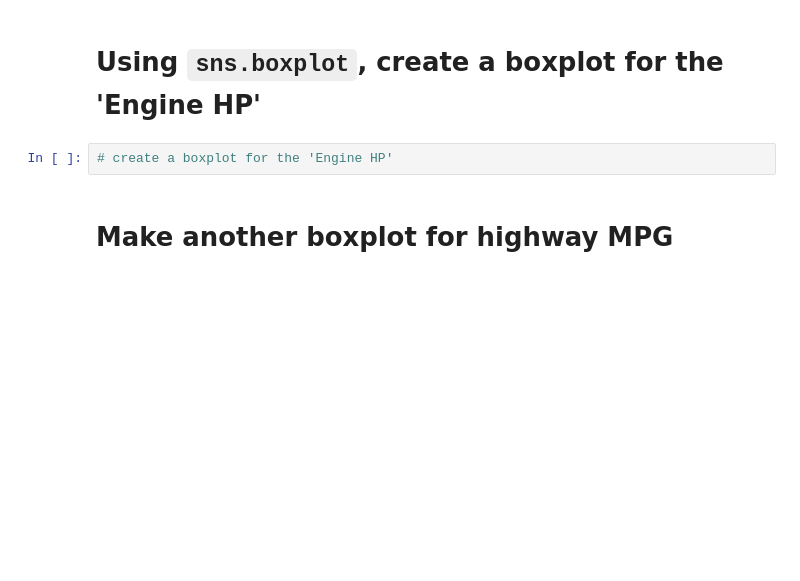
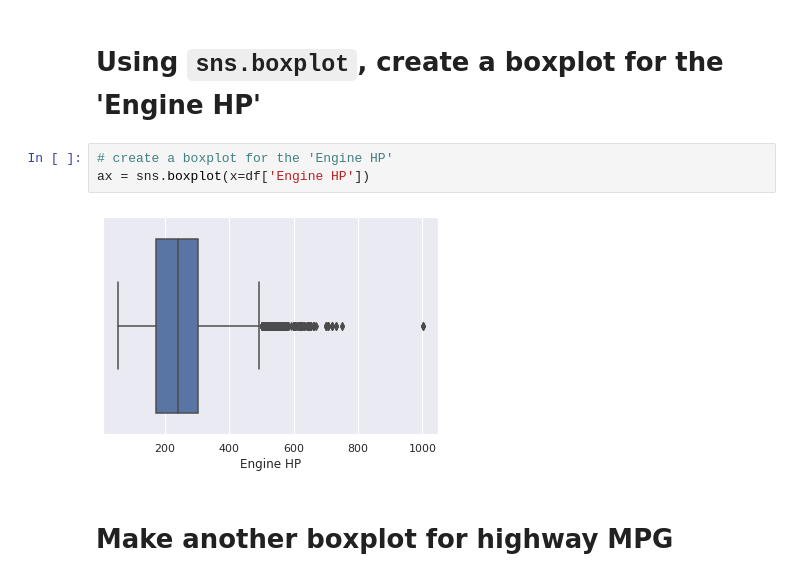
Before and after one commit to sethjmarcus/2021-fall-data-science, a Jupyter notebook: Week-02-EDA/Exercise-EDA.ipynb, the cells around one changed output. Saved outputs shown, nothing was run; the diff lists cells and outputs as text; blank space fills up the shorter version.

```diff
--- a/Week-02-EDA/Exercise-EDA.ipynb
+++ b/Week-02-EDA/Exercise-EDA.ipynb
@@ -221,6 +233,9 @@ Name: highway MPG, dtype: float64
 # Using `sns.boxplot`, create a boxplot for the 'Engine HP'
 # %%
 # create a boxplot for the 'Engine HP'
+ax = sns.boxplot(x=df['Engine HP'])
+# %% [output]
+[figure, added]
 # %% [markdown]
 # Make another boxplot for highway MPG
 # %%
```
Also changed, not shown: parts of 17 cells of this notebook.
